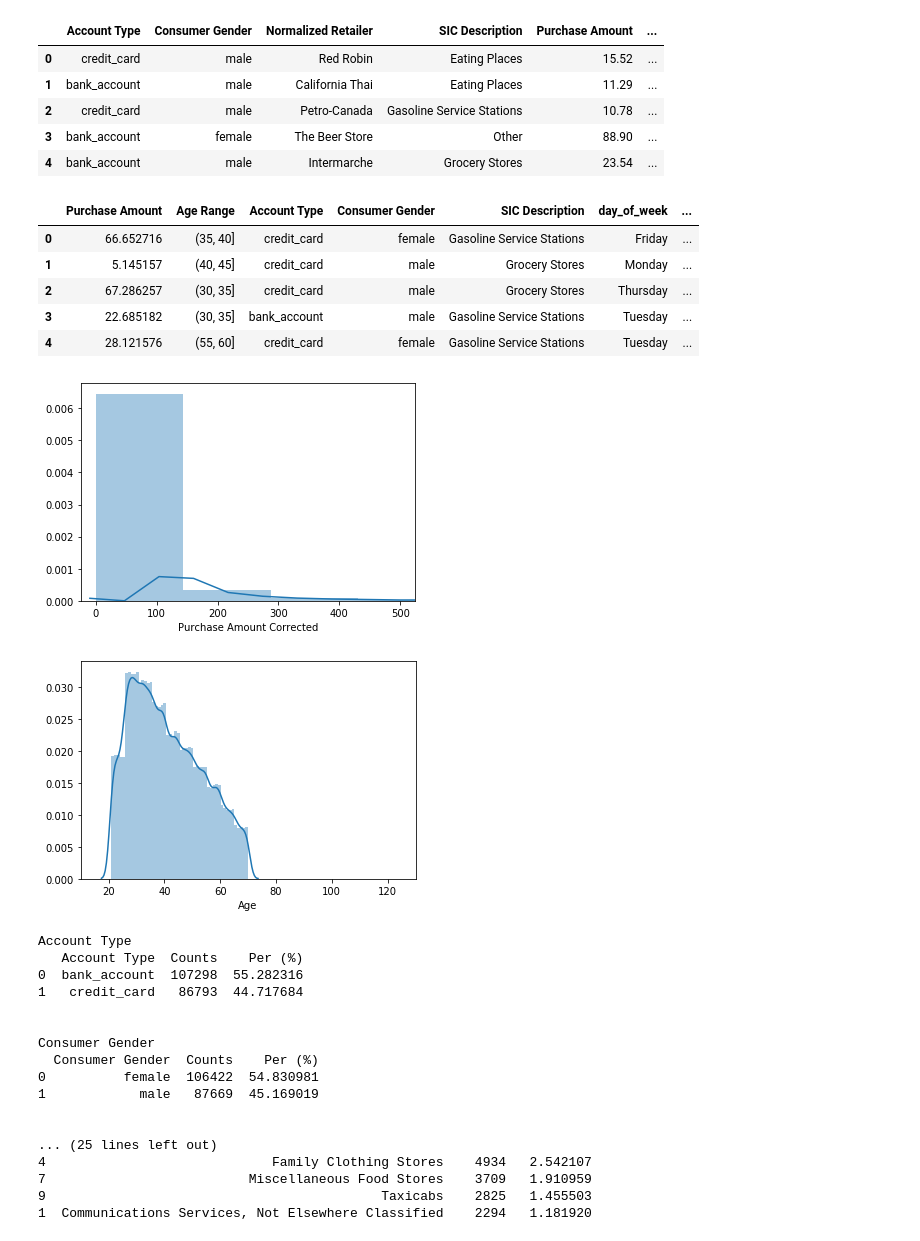
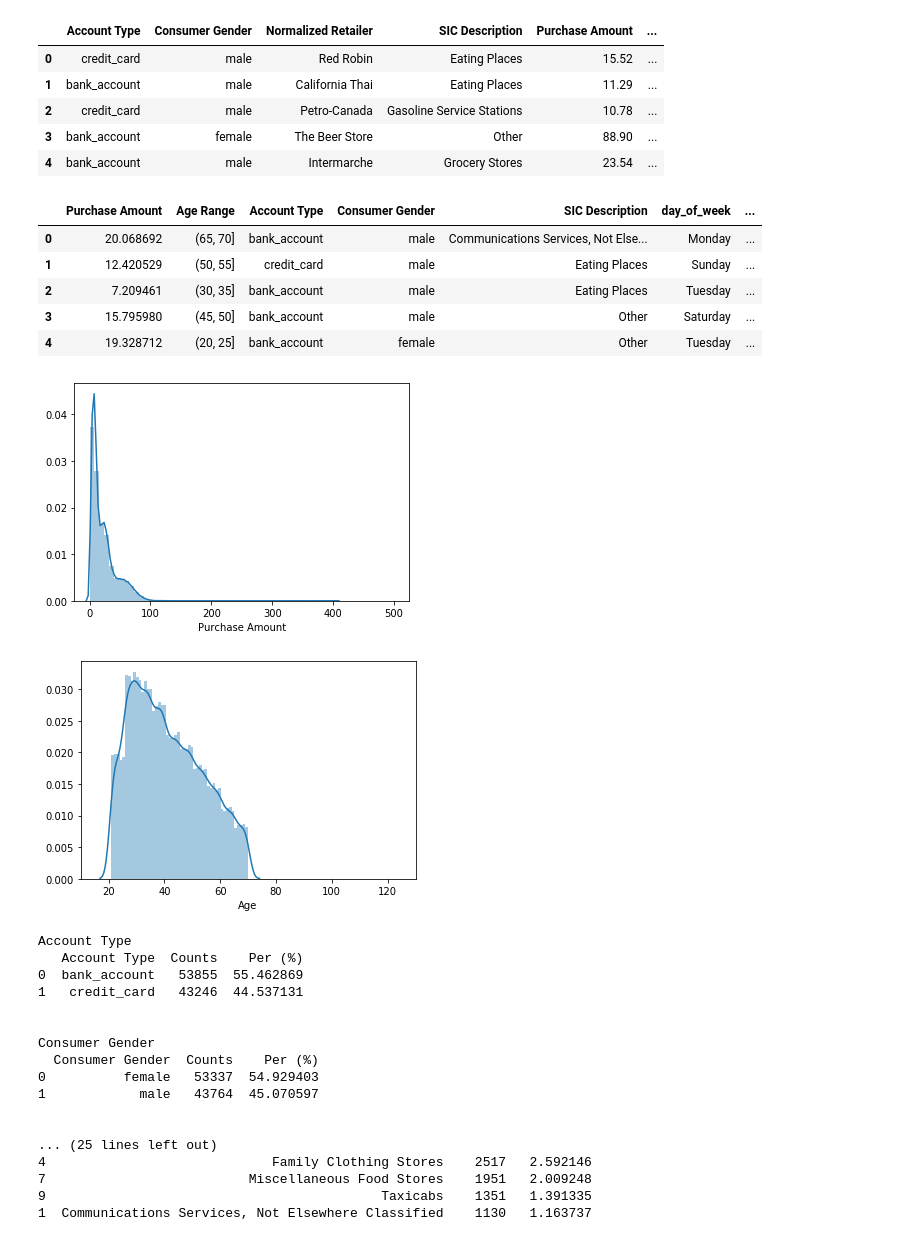
Before and after one commit to rui-zhang-ocean/Predict_Transactions, a Jupyter notebook: check_synthetic_data.ipynb, the cells around one changed output. Cells and saved outputs as stored; diff of their text form; code cells hidden in the pictures.

```diff
--- a/check_synthetic_data.ipynb
+++ b/check_synthetic_data.ipynb
@@ -29,7 +29,7 @@ synthesizer.device = 'cpu'
 #    synthesizer = pickle.load(input)
 # %%
 # check out sample
-N = 200000
+N = 100000
 sample = synthesizer.sample(N)
 np.set_printoptions(suppress = True, precision = 2)
 # %%
@@ -257,25 +257,25 @@ df_reverse['Purchase Amount Corrected'] = df_reverse.apply(lambda x: x['Purchase
 df_reverse.head()
 # %% [output]
 |  | Purchase Amount | Age Range | Account Type | Consumer Gender | SIC Description | day_of_week | ... |
-| 0 | 66.652716 | (35, 40] | credit_card | female | Gasoline Service Stations | Friday | ... |
-| 1 | 5.145157 | (40, 45] | credit_card | male | Grocery Stores | Monday | ... |
-| 2 | 67.286257 | (30, 35] | credit_card | male | Grocery Stores | Thursday | ... |
-| 3 | 22.685182 | (30, 35] | bank_account | male | Gasoline Service Stations | Tuesday | ... |
-| 4 | 28.121576 | (55, 60] | credit_card | female | Gasoline Service Stations | Tuesday | ... |
+| 0 | 20.068692 | (65, 70] | bank_account | male | Communications Services, Not Else... | Monday | ... |
+| 1 | 12.420529 | (50, 55] | credit_card | male | Eating Places | Sunday | ... |
+| 2 | 7.209461 | (30, 35] | bank_account | male | Eating Places | Tuesday | ... |
+| 3 | 15.795980 | (45, 50] | bank_account | male | Other | Saturday | ... |
+| 4 | 19.328712 | (20, 25] | bank_account | female | Other | Tuesday | ... |
 # %%
-#sns.distplot(df_reverse['Purchase Amount']);
-sns.distplot(df_reverse['Purchase Amount Corrected']);
+sns.distplot(df_reverse['Purchase Amount']);
+#sns.distplot(df_reverse['Purchase Amount Corrected']);
 plt.xlim(-25, 525);
 
 #plt.savefig('figs/eda/purchase_hist_syn_ageCat70.png',bbox_inches='tight')
 # %% [output]
-[figure, old version]
+[figure, new version]
 # %%
 sns.distplot(df_reverse['Age']);
 plt.xlim(10, 130);
-#plt.savefig('figs/eda/age_hist_syn_ageCat70.png',bbox_inches='tight')
+#plt.savefig('figs/eda/age_hist_syn_ageCat70_0.5M.png',bbox_inches='tight')
 # %% [output]
-[figure, old version]
+[figure, new version]
 # %%
 # view counts and percentage for each column's elements
 def view_column_counts(df, col_name):
@@ -295,21 +295,21 @@ for col_name in text_col_list:
 # %% [output]
 Account Type
    Account Type  Counts    Per (%)
-0  bank_account  107298  55.282316
-1   credit_card   86793  44.717684
+0  bank_account   53855  55.462869
+1   credit_card   43246  44.537131
 
 
 Consumer Gender
   Consumer Gender  Counts    Per (%)
-0          female  106422  54.830981
-1            male   87669  45.169019
+0          female   53337  54.929403
+1            male   43764  45.070597
 
 
 ... (25 lines left out)
-4                             Family Clothing Stores    4934   2.542107
-7                          Miscellaneous Food Stores    3709   1.910959
-9                                           Taxicabs    2825   1.455503
-1  Communications Services, Not Elsewhere Classified    2294   1.181920
+4                             Family Clothing Stores    2517   2.592146
+7                          Miscellaneous Food Stores    1951   2.009248
+9                                           Taxicabs    1351   1.391335
+1  Communications Services, Not Elsewhere Classified    1130   1.163737
 # %%
 check_list = ['SIC Description','Normalized Retailer']
 fig_dims = [6, 5]
```
Also changed, not shown: parts of 8 cells of this notebook, 2 other files.
